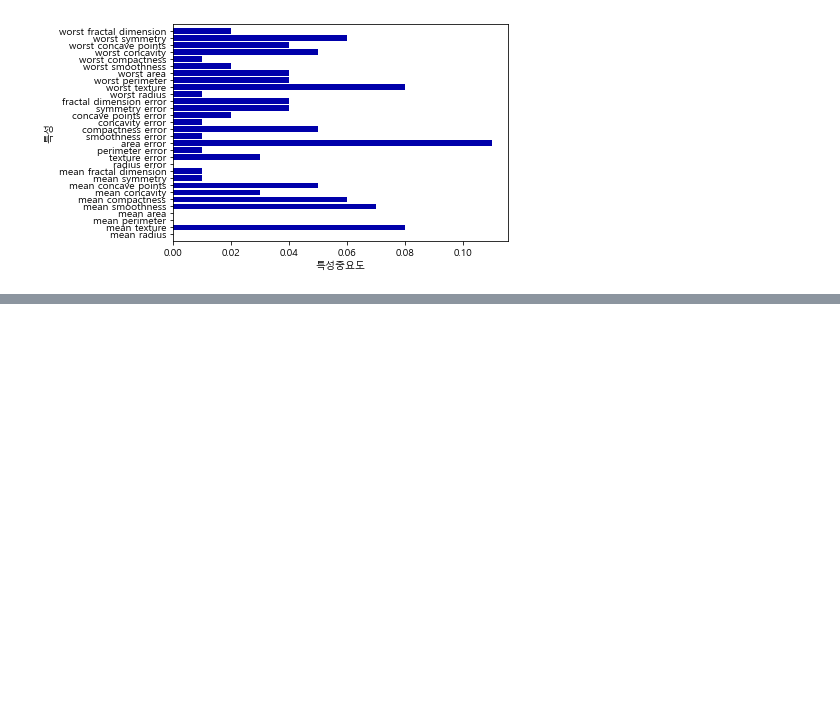
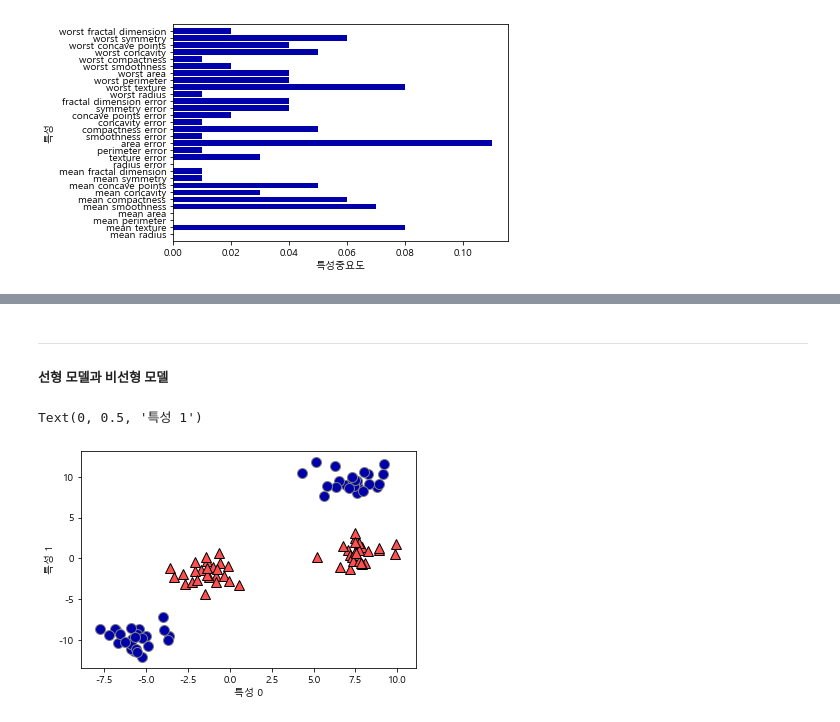
Before and after one commit to jeenuu/Machine-Learning-with-Python, a Jupyter notebook: chapter_2/2.3 Supervised_Machine_Learning_Algorithms.ipynb, the cells around one changed output, grey strips where cells are left out. Cells and saved outputs as stored; diff of their text form; code cells hidden in the pictures; blank space fills up the shorter version.

```diff
--- a/chapter_2/2.3 Supervised_Machine_Learning_Algorithms.ipynb
+++ b/chapter_2/2.3 Supervised_Machine_Learning_Algorithms.ipynb
@@ -1198,0 +1214,19 @@ plt.show()
+# %% [markdown]
+---
+
+##### 선형 모델과 비선형 모델
+# %%
+# 직선과 초평면은 유연하지 못하여 저차원 데이터셋에서는 선형 모델에 매우 제한적이다.
+# 선형 모델을 유연하게 만드는 한 가지 방법은 특성끼리 곱하거나 특성을 거듭제곱하는 식으로 새로운 특성을 추가하는 것이다.
+
+X, y = make_blobs(centers=4, random_state=8)
+y = y % 2
+
+mglearn.discrete_scatter(X[:,0], X[:,1], y)
+plt.xlabel("특성 0")
+plt.ylabel("특성 1")
+
+# 선형적으로 분류되지 않는 클래스를 가진 이진 불류 데이터셋
+# %% [output]
+Text(0, 0.5, '특성 1')
+[figure, added]
```
Also changed, not shown: parts of 4 cells of this notebook.
